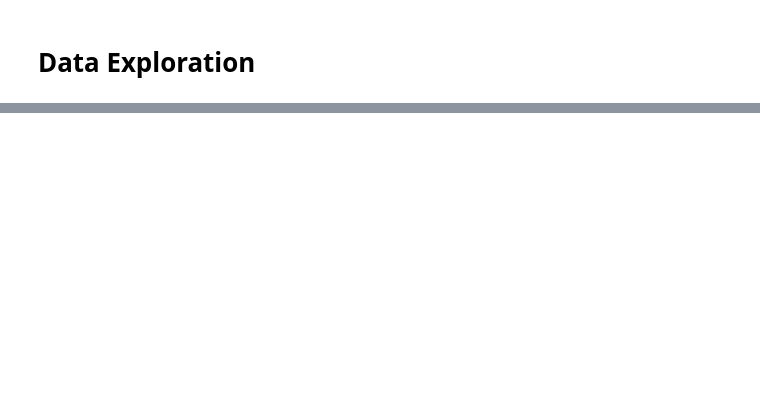
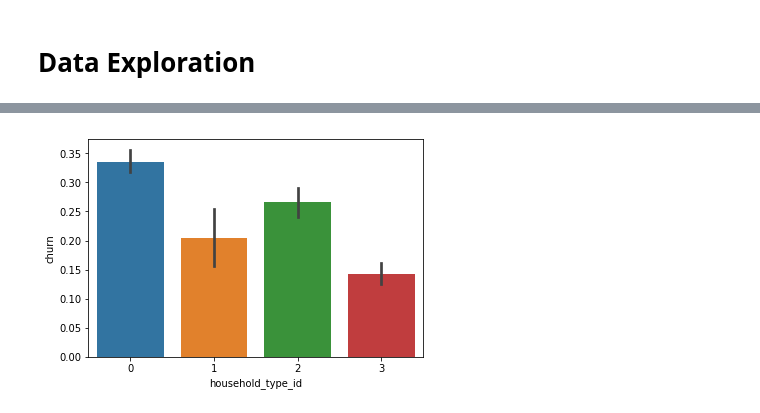
Before and after one commit to classification-project-steven-nicole/classification_project, a Jupyter notebook: classification_project-nicole.ipynb, the cells around one changed output, grey strips where cells are left out. Cells and saved outputs as stored; diff of their text form; code cells hidden in the pictures; blank space fills up the shorter version.

```diff
--- a/classification_project-nicole.ipynb
+++ b/classification_project-nicole.ipynb
@@ -99,0 +248,5 @@ X_train
+# %%
+# barplot
+ax = sns.barplot(x="household_type_id", y="churn", data=train)
+# %% [output]
+[figure, added]
```
Also changed, not shown: parts of 41 cells of this notebook.
